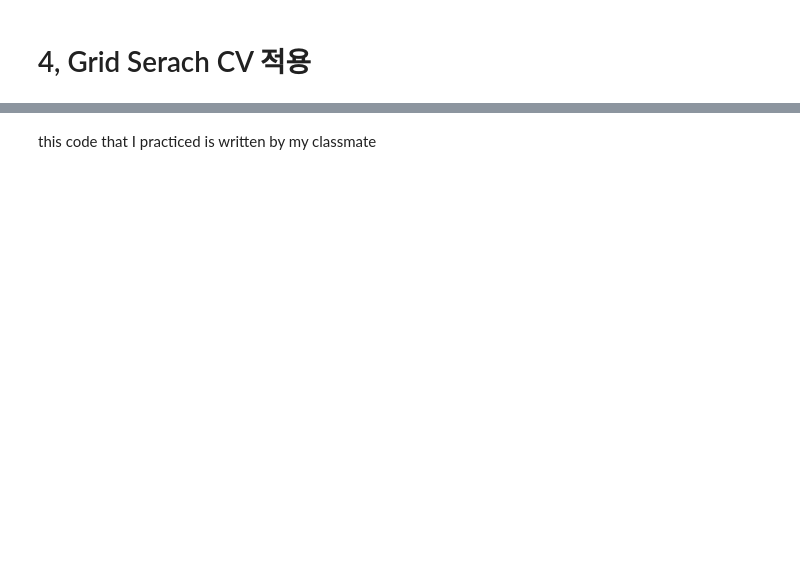
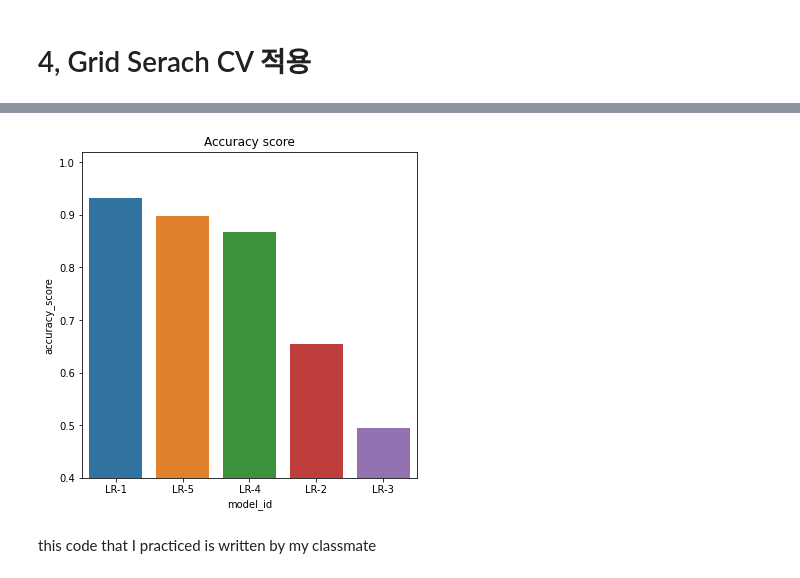
Before and after one commit to Seungeun-Song/Study-for-K-Digital-AI-developer, a Jupyter notebook: Practice/21_03_06_random_forest.ipynb, the cells around one changed output, grey strips where cells are left out. Saved outputs shown, nothing was run; the diff lists cells and outputs as text; code cells hidden in the pictures; blank space fills up the shorter version.

```diff
--- a/Practice/21_03_06_random_forest.ipynb
+++ b/Practice/21_03_06_random_forest.ipynb
@@ -472,0 +638,5 @@ print(accuracy_score(y_test, y_hat))
+# %%
+res = logisticRegression('LR-3', DF[['orderType_1','orderType_2','orderType_3']], y)
+print(res)
+
+DF_res_lr = DF_res_lr.append(res, ignore_index=True)
@@ -472,0 +645,5 @@ print(accuracy_score(y_test, y_hat))
+# %%
+res = logisticRegression('LR-4', DF[['totalBundle','bundleType_1','bundleType_2']], y)
+print(res)
+
+DF_res_lr = DF_res_lr.append(res, ignore_index=True)
@@ -472,0 +652,5 @@ print(accuracy_score(y_test, y_hat))
+# %%
+res = logisticRegression('LR-5', DF[['meanPriceEach', 'totalOrder','totalBundle','FY','Country']], y)
+print(res)
+
+DF_res_lr = DF_res_lr.append(res, ignore_index=True)
@@ -472,0 +661,3 @@ print(accuracy_score(y_test, y_hat))
+# %%
+DF_res_sort = DF_res_lr.sort_values(by='accuracy_score', ascending=False)
+DF_res_sort
@@ -473,2 +671,10 @@ print(accuracy_score(y_test, y_hat))
+# %%
+plt.figure(figsize=(6,6))
+sns.barplot(x=DF_res_sort.model_id, y=DF_res_sort.accuracy_score)
+plt.title('Accuracy score')
+plt.ylim(0.4, 1.02)
+plt.show()
+# %% [output]
+[figure, added]
 # %% [markdown]
 this code that I practiced is written by my classmate
```
Also changed, not shown: parts of 29 cells of this notebook.
